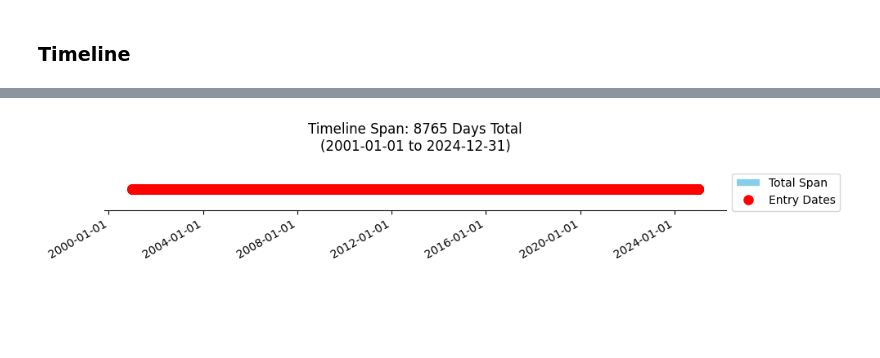
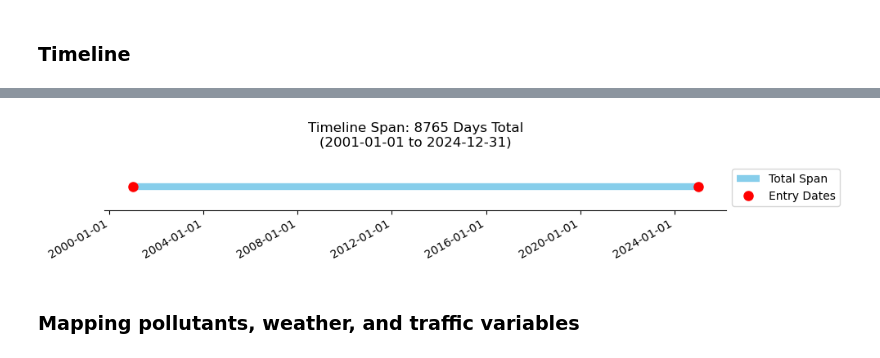
Before and after one commit to Matteo115/Luiss-Advanced-Coding-Project-2026, a Jupyter notebook: main.ipynb, the cells around one changed output, grey strips where cells are left out. Drawn from its saved outputs; the diff is of its cells as text; code cells hidden in the pictures; blank space fills up the shorter version.

```diff
--- a/main.ipynb
+++ b/main.ipynb
@@ -6,7 +8,13 @@ import pandas as pd
 # This tells pandas not to wrap the table into multiple chunks
 pd.set_option('display.expand_frame_repr', False)
 
-df = pd.read_csv('sample.csv')
+df = df = pd.read_csv('metraq_air_quality.csv',
+                 dtype={
+                     'sensor_id': 'int32',
+                     'magnitude_id': 'int16',
+                     'value': 'float64',
+                     'is_interpolated': 'bool'
+                 })
 
 print(f"First 5 rows:\n{df.head()}\n")
 
@@ -14,6 +22,8 @@ print(f"DataFrame Info:")
 df.info()
 print()
 
+print(f"\nMissing Values:\n{df.isnull().sum()}")
+
 # Check for duplicates
 duplicates = df.duplicated().sum()
 print(f"\nNumber of Duplicate Rows: {duplicates}\n")
@@ -138,2 +157,13 @@ plot_numeric_distributions(df, "value")
 # %% [markdown]
 ### Timeline
+# %%
+print(df["entry_date"].unique()[:20])
+print(df["entry_date"].dtype)
+
+# See which rows don't match the expected format
+mask = ~df["entry_date"].str.match(r'^\d{4}-\d{2}-\d{2} \d{2}:\d{2}:\d{2}$')
+print(df[mask]["entry_date"].value_counts())
+print(f"Total problematic rows: {mask.sum()}")
+
+# Drop rows with invalid entry_date format
+df = df[~mask]
@@ -193,6 +241,6 @@ def plot_timeline_span(date_strings):
     plt.show()
 
 
-plot_timeline_span(df["entry_date"])
+plot_timeline_span([df["entry_date"].min(), df["entry_date"].max()])
 # %% [output]
 --- Timeline Details ---
@@ -201,3 +249,5 @@ End Date:   2024-12-31 20:00:00
 Duration:   23 years, 11 months, 30 days (Total: 8765 days)
 ------------------------
-[figure, old version]
+[figure, new version]
+# %% [markdown]
+### Mapping pollutants, weather, and traffic variables
```
Also changed, not shown: parts of 20 cells of this notebook, 1 other file.
